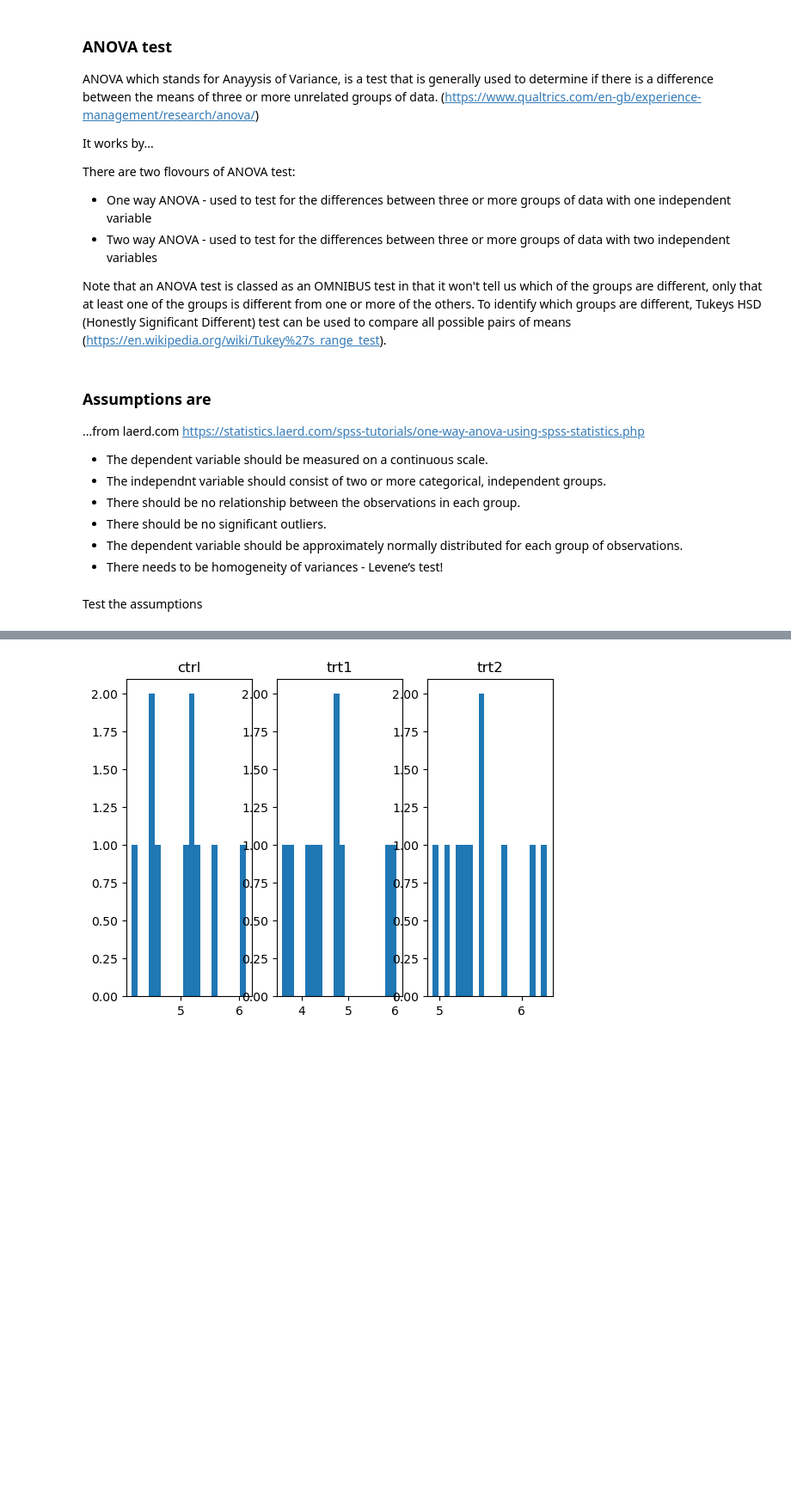
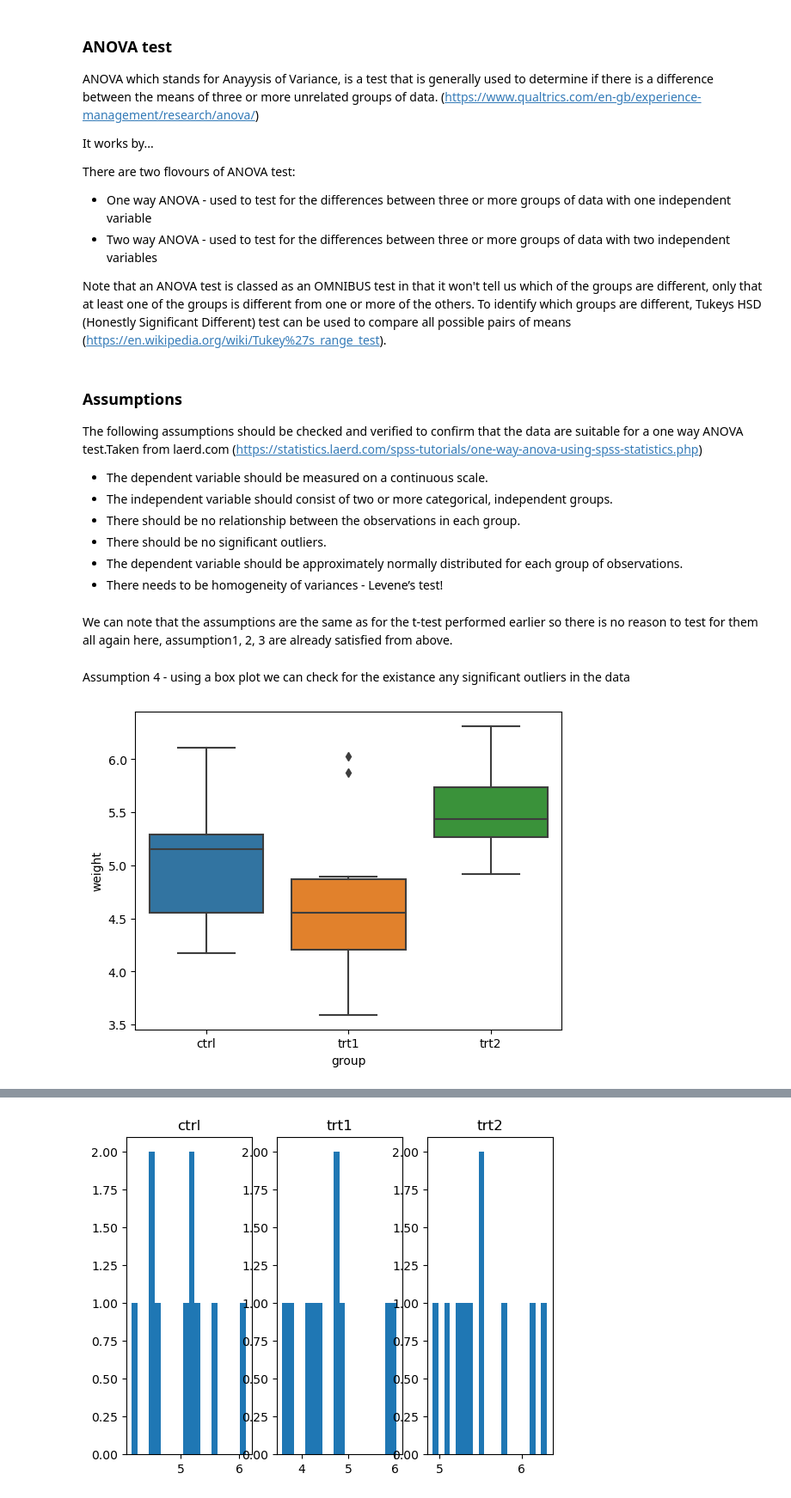
Before and after one commit to PeeBs68/applied_statistics, a Jupyter notebook: project.ipynb, the cells around one changed output, grey strips where cells are left out. Shown: that part at 86% size. Cells and saved outputs as stored; diff of their text form; code cells hidden in the pictures; blank space fills up the shorter version.

Commit message:
testing of the assumptions for the ANOVA section

```diff
--- a/project.ipynb
+++ b/project.ipynb
@@ -256,14 +254,30 @@ There are two flovours of ANOVA test:
 
 Note that an ANOVA test is classed as an OMNIBUS test in that it won't tell us which of the groups are different, only that at least one of the groups is different from one or more of the others. To identify which groups are different, Tukeys HSD (Honestly Significant Different) test can be used to compare all possible pairs of means (https://en.wikipedia.org/wiki/Tukey%27s_range_test).
 # %% [markdown]
-### Assumptions are
-...from laerd.com
-https://statistics.laerd.com/spss-tutorials/one-way-anova-using-spss-statistics.php
+### Assumptions
+The following assumptions should be checked and verified to confirm that the data are suitable for a one way ANOVA test.Taken from laerd.com (https://statistics.laerd.com/spss-tutorials/one-way-anova-using-spss-statistics.php)
 - The dependent variable should be measured on a continuous scale.
-- The independnt variable should consist of two or more categorical, independent groups.
+- The independent variable should consist of two or more categorical, independent groups.
 - There should be no relationship between the observations in each group.
 - There should be no significant outliers.
 - The dependent variable should be approximately normally distributed for each group of observations.
 - There needs to be homogeneity of variances - Levene’s test!
-# %% [markdown]
-Test the assumptions
+# %% [markdown]
+We can note that the assumptions are the same as for the t-test performed earlier so there is no reason to test for them all again here, assumption1, 2, 3 are already satisfied from above.
+# %% [markdown]
+Assumption 4 - using a box plot we can check for the existance any significant outliers in the data
+# %%
+# Plot a boxchart
+# https://seaborn.pydata.org/generated/seaborn.boxplot.html#seaborn-boxplot
+
+# Define the data
+data = pd.concat([
+    pd.DataFrame({"weight": group_ctrl["weight"], "group": "ctrl"}),
+    pd.DataFrame({"weight": group_trt1["weight"], "group": "trt1"}),
+    pd.DataFrame({"weight": group_trt2["weight"], "group": "trt2"})
+])
+
+# Plot
+sns.boxplot(data=data, x="group", y="weight");
+# %% [output]
+[figure, added]
```
Also changed, not shown: parts of 7 cells of this notebook.
